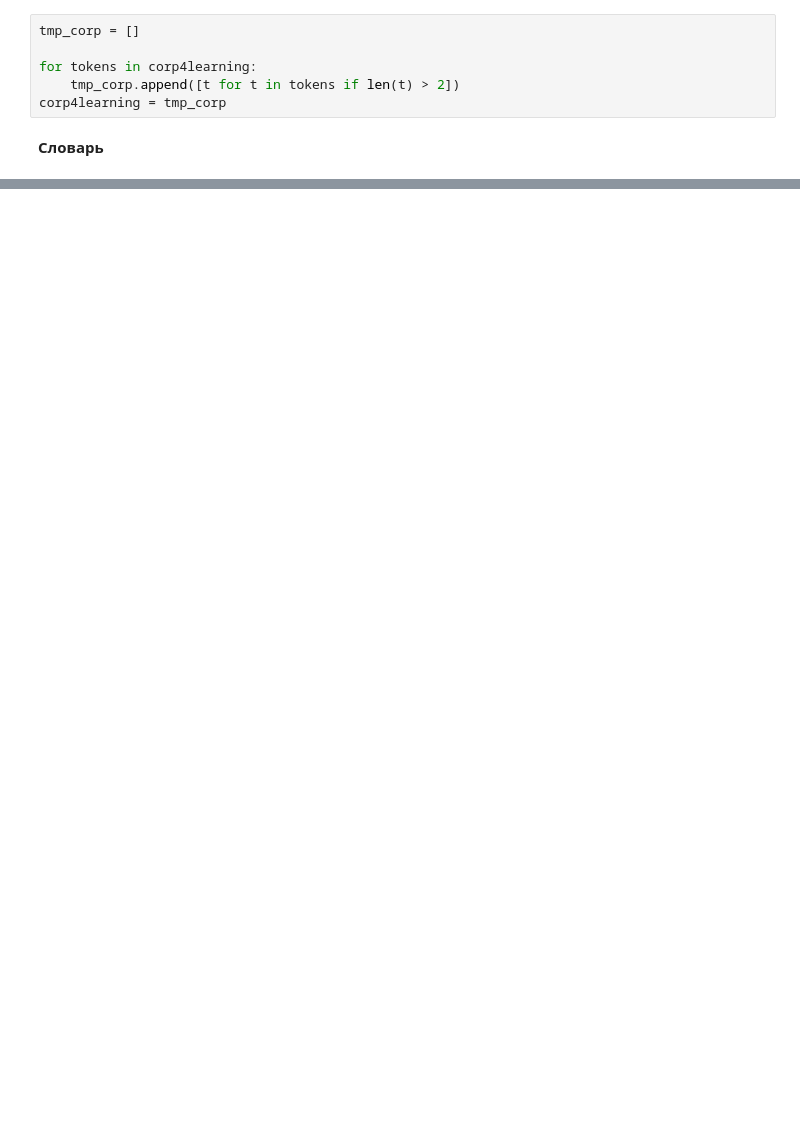
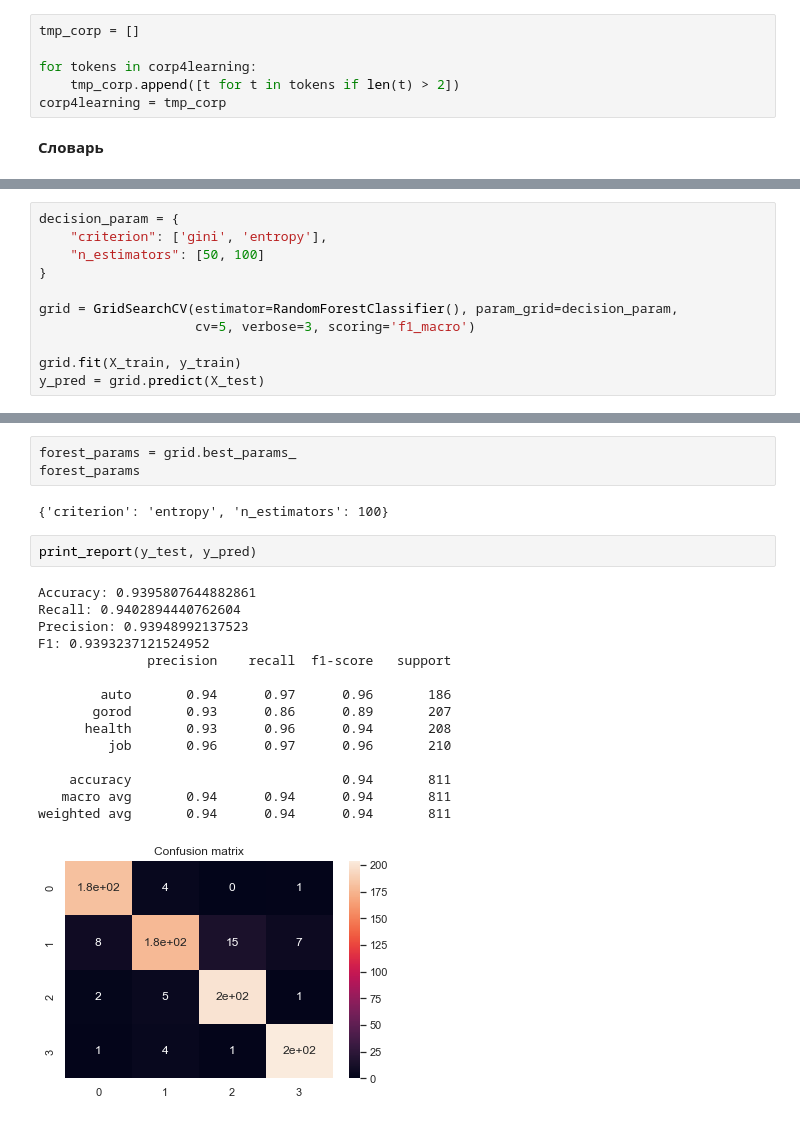
Before and after one commit to avmusatov/NLP, a Jupyter notebook: lab 2/text_analysis_lab2_Musatov_Anton.ipynb, the cells around one changed output, grey strips where cells are left out. Drawn from its saved outputs; the diff is of its cells as text; blank space fills up the shorter version.

```diff
--- a/lab 2/text_analysis_lab2_Musatov_Anton.ipynb
+++ b/lab 2/text_analysis_lab2_Musatov_Anton.ipynb
@@ -470,0 +639,11 @@ vectorizer = CountVectorizer(max_features=5000, min_df=5, max_df=0.7)
+# %%
+decision_param = {
+    "criterion": ['gini', 'entropy'],
+    "n_estimators": [50, 100]
+}
+
+grid = GridSearchCV(estimator=RandomForestClassifier(), param_grid=decision_param,
+                    cv=5, verbose=3, scoring='f1_macro')
+
+grid.fit(X_train, y_train)
+y_pred = grid.predict(X_test)
@@ -470,0 +668,23 @@ vectorizer = CountVectorizer(max_features=5000, min_df=5, max_df=0.7)
+# %%
+forest_params = grid.best_params_
+forest_params
+# %% [output]
+{'criterion': 'entropy', 'n_estimators': 100}
+# %%
+print_report(y_test, y_pred)
+# %% [output]
+Accuracy: 0.9395807644882861
+Recall: 0.9402894440762604
+Precision: 0.93948992137523
+F1: 0.9393237121524952
+              precision    recall  f1-score   support
+
+        auto       0.94      0.97      0.96       186
+       gorod       0.93      0.86      0.89       207
+      health       0.93      0.96      0.94       208
+         job       0.96      0.97      0.96       210
+
+    accuracy                           0.94       811
+   macro avg       0.94      0.94      0.94       811
+weighted avg       0.94      0.94      0.94       811
+[figure, added]
```
Also changed, not shown: parts of 96 cells of this notebook.
